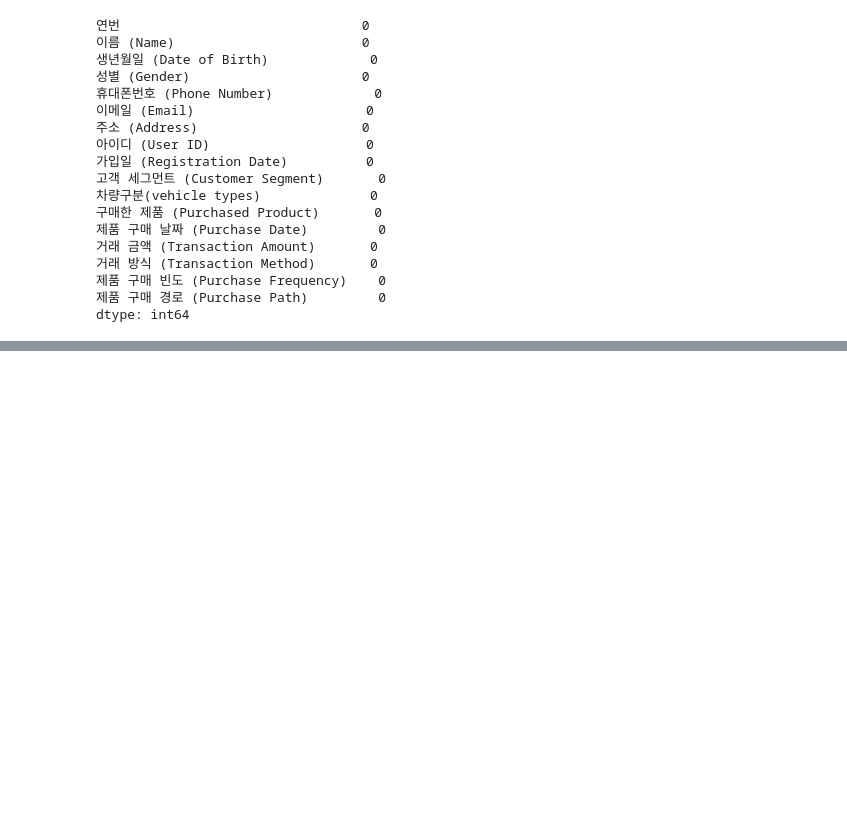
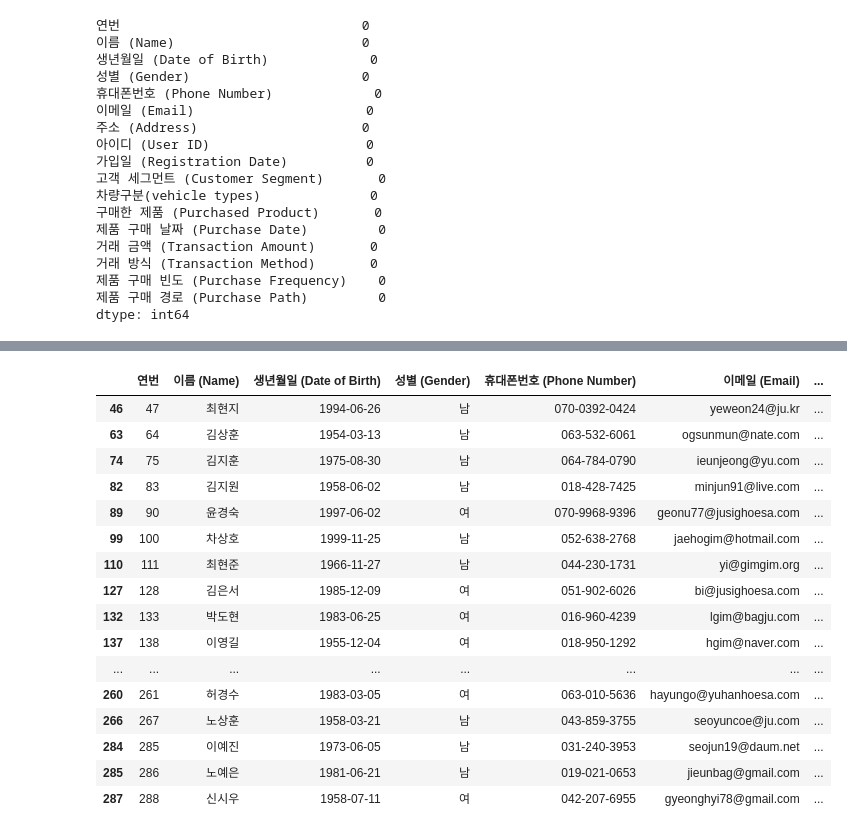
Before and after one commit to codekookiz/mini-project-1, a Jupyter notebook: analysis.ipynb, the cells around one changed output, grey strips where cells are left out. Drawn from its saved outputs; the diff is of its cells as text; code cells hidden in the pictures; blank space fills up the shorter version.

```diff
--- a/analysis.ipynb
+++ b/analysis.ipynb
@@ -44,0 +108,21 @@ dtype: int64
+# %%
+# 포인트 2. 아이디가 동일한 사람 존재 -> 중복 제거 필요?
+df[df["아이디 (User ID)"].isin(df["아이디 (User ID)"].value_counts()[df["아이디 (User ID)"].value_counts() > 1].index)]
+# %% [output]
+|  | 연번 | 이름 (Name) | 생년월일 (Date of Birth) | 성별 (Gender) | 휴대폰번호 (Phone Number) | 이메일 (Email) | ... |
+| 46 | 47 | 최현지 | 1994-06-26 | 남 | 070-0392-0424 | yeweon24@ju.kr | ... |
+| 63 | 64 | 김상훈 | 1954-03-13 | 남 | 063-532-6061 | ogsunmun@nate.com | ... |
+| 74 | 75 | 김지훈 | 1975-08-30 | 남 | 064-784-0790 | ieunjeong@yu.com | ... |
+| 82 | 83 | 김지원 | 1958-06-02 | 남 | 018-428-7425 | minjun91@live.com | ... |
+| 89 | 90 | 윤경숙 | 1997-06-02 | 여 | 070-9968-9396 | geonu77@jusighoesa.com | ... |
+| 99 | 100 | 차상호 | 1999-11-25 | 남 | 052-638-2768 | jaehogim@hotmail.com | ... |
+| 110 | 111 | 최현준 | 1966-11-27 | 남 | 044-230-1731 | yi@gimgim.org | ... |
+| 127 | 128 | 김은서 | 1985-12-09 | 여 | 051-902-6026 | bi@jusighoesa.com | ... |
+| 132 | 133 | 박도현 | 1983-06-25 | 여 | 016-960-4239 | lgim@bagju.com | ... |
+| 137 | 138 | 이영길 | 1955-12-04 | 여 | 018-950-1292 | hgim@naver.com | ... |
+| ... | ... | ... | ... | ... | ... | ... | ... |
+| 260 | 261 | 허경수 | 1983-03-05 | 여 | 063-010-5636 | hayungo@yuhanhoesa.com | ... |
+| 266 | 267 | 노상훈 | 1958-03-21 | 남 | 043-859-3755 | seoyuncoe@ju.com | ... |
+| 284 | 285 | 이예진 | 1973-06-05 | 남 | 031-240-3953 | seojun19@daum.net | ... |
+| 285 | 286 | 노예은 | 1981-06-21 | 남 | 019-021-0653 | jieunbag@gmail.com | ... |
+| 287 | 288 | 신시우 | 1958-07-11 | 여 | 042-207-6955 | gyeonghyi78@gmail.com | ... |
```
Also changed, not shown: parts of 5 cells of this notebook.
